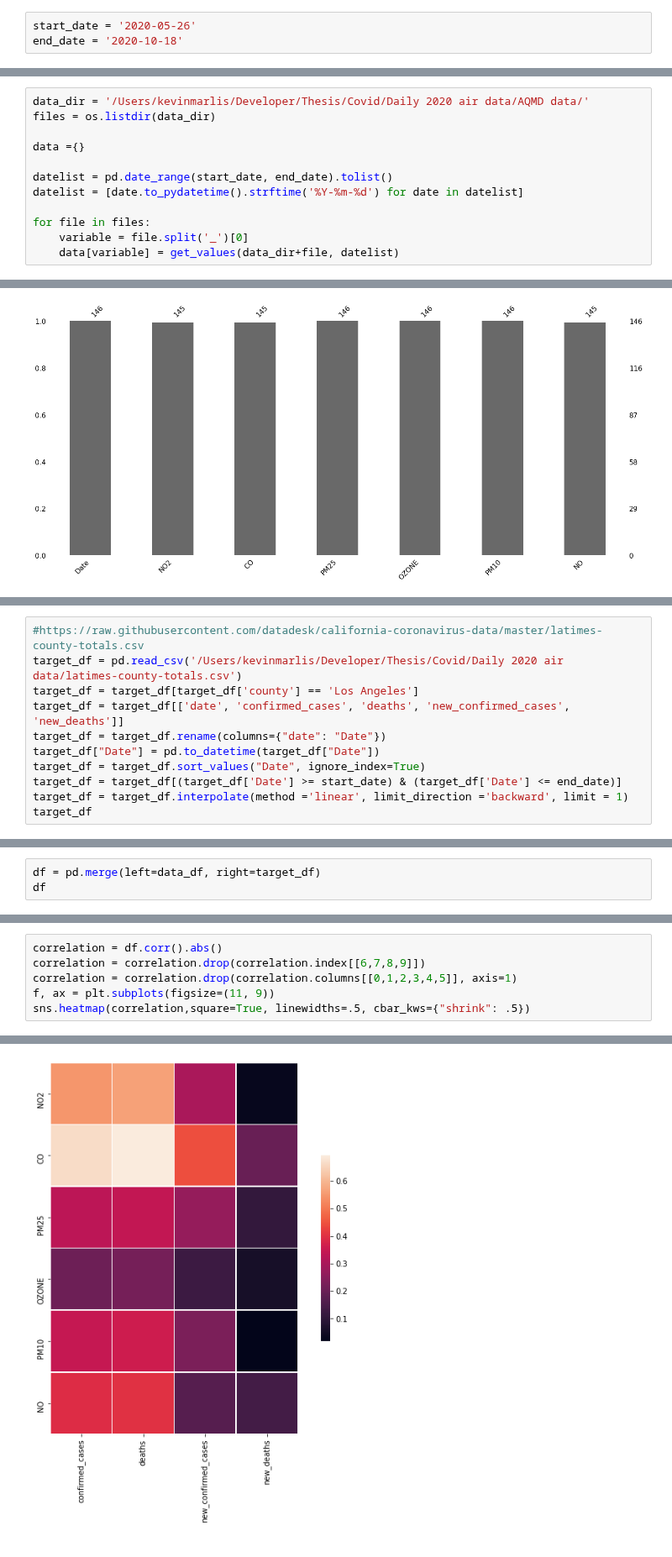
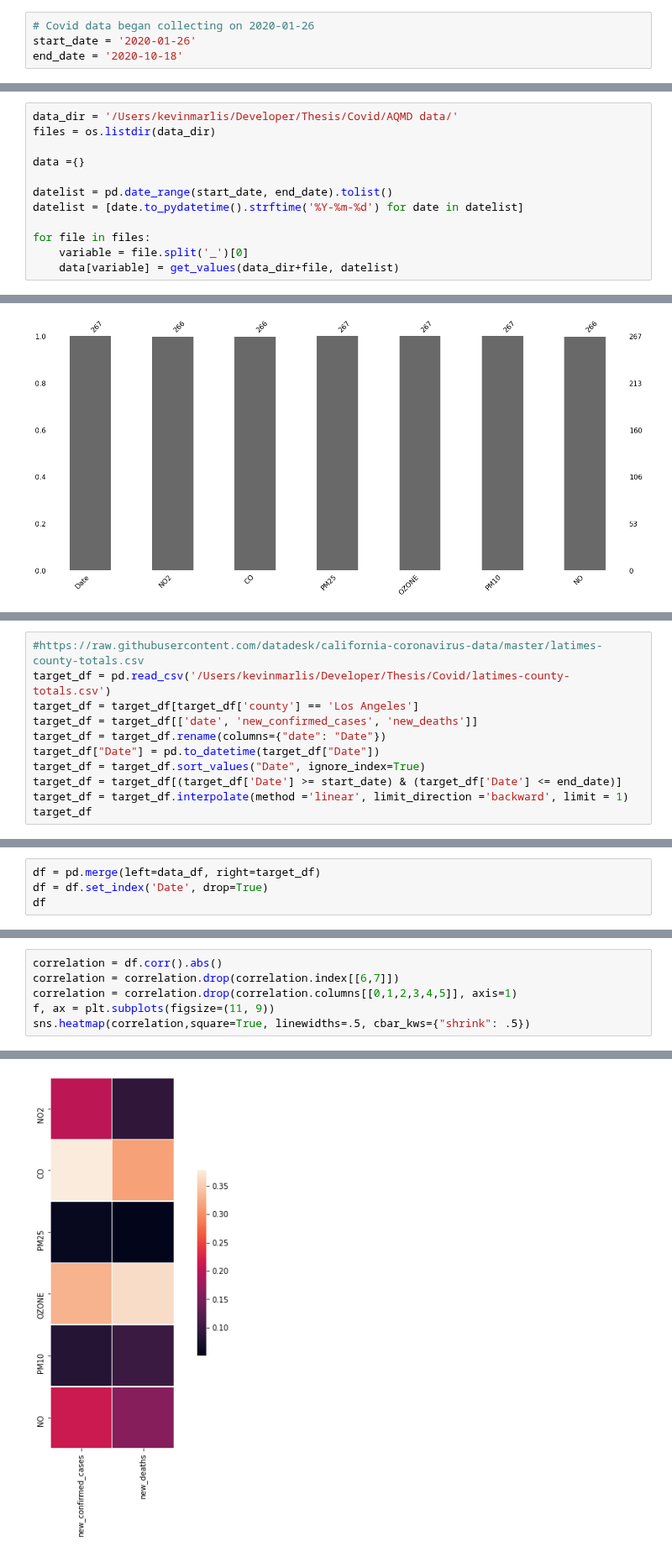
Before and after one commit to kevinmarlis/air-pollution-and-health, a Jupyter notebook: Covid/Covid ML.ipynb, the cells around one changed output, grey strips where cells are left out. Shown at 84% size. Cells and saved outputs as stored; diff of their text form.

```diff
--- a/Covid/Covid ML.ipynb
+++ b/Covid/Covid ML.ipynb
@@ -10,7 +18,8 @@ from datetime import datetime
 # %% [markdown]
 #### Data from https://www.arb.ca.gov/aqmis2/display.php?year=2020&param=PM25&units=001&statistic=DAVG&county_name=19-Los+Angeles&basin=--AIR+BASIN--&latitude=--PART+OF+STATE--&std15=&o3switch=new&hours=all&ptype=aqd&mon=&day=&report=AREA1YR&order=&btnsubmit=Update+Display
 # %%
-start_date = '2020-05-26'
+# Covid data began collecting on 2020-01-26
+start_date = '2020-01-26'
 end_date = '2020-10-18'
 # %%
 def get_values(file_path, datelist):
@@ -31,7 +40,7 @@ def get_values(file_path, datelist):
         values.append(value)
     return values
 # %%
-data_dir = '/Users/kevinmarlis/Developer/Thesis/Covid/Daily 2020 air data/AQMD data/'
+data_dir = '/Users/kevinmarlis/Developer/Thesis/Covid/AQMD data/'
 files = os.listdir(data_dir)
 
 data ={}
@@ -88,8 +97,8 @@ data_df
 # %%
 #https://raw.githubusercontent.com/datadesk/california-coronavirus-data/master/latimes-county-totals.csv
-target_df = pd.read_csv('/Users/kevinmarlis/Developer/Thesis/Covid/Daily 2020 air data/latimes-county-totals.csv')
+target_df = pd.read_csv('/Users/kevinmarlis/Developer/Thesis/Covid/latimes-county-totals.csv')
 target_df = target_df[target_df['county'] == 'Los Angeles']
-target_df = target_df[['date', 'confirmed_cases', 'deaths', 'new_confirmed_cases', 'new_deaths']]
+target_df = target_df[['date', 'new_confirmed_cases', 'new_deaths']]
 target_df = target_df.rename(columns={"date": "Date"})
 target_df["Date"] = pd.to_datetime(target_df["Date"])
 target_df = target_df.sort_values("Date", ignore_index=True)
@@ -113,4 +122,5 @@ target_df
 # %%
 df = pd.merge(left=data_df, right=target_df)
+df = df.set_index('Date', drop=True)
 df
 # %% [output]
@@ -135,9 +146,9 @@ msno.bar(df)
 # %%
 correlation = df.corr().abs()
-correlation = correlation.drop(correlation.index[[6,7,8,9]])
+correlation = correlation.drop(correlation.index[[6,7]])
 correlation = correlation.drop(correlation.columns[[0,1,2,3,4,5]], axis=1)
 f, ax = plt.subplots(figsize=(11, 9))
 sns.heatmap(correlation,square=True, linewidths=.5, cbar_kws={"shrink": .5})
 # %% [output]
 <matplotlib.axes._subplots.AxesSubplot at 0x...>
-[figure, old version]
+[figure, new version]
```
Also changed, not shown: parts of 17 cells of this notebook, 9 other files.
